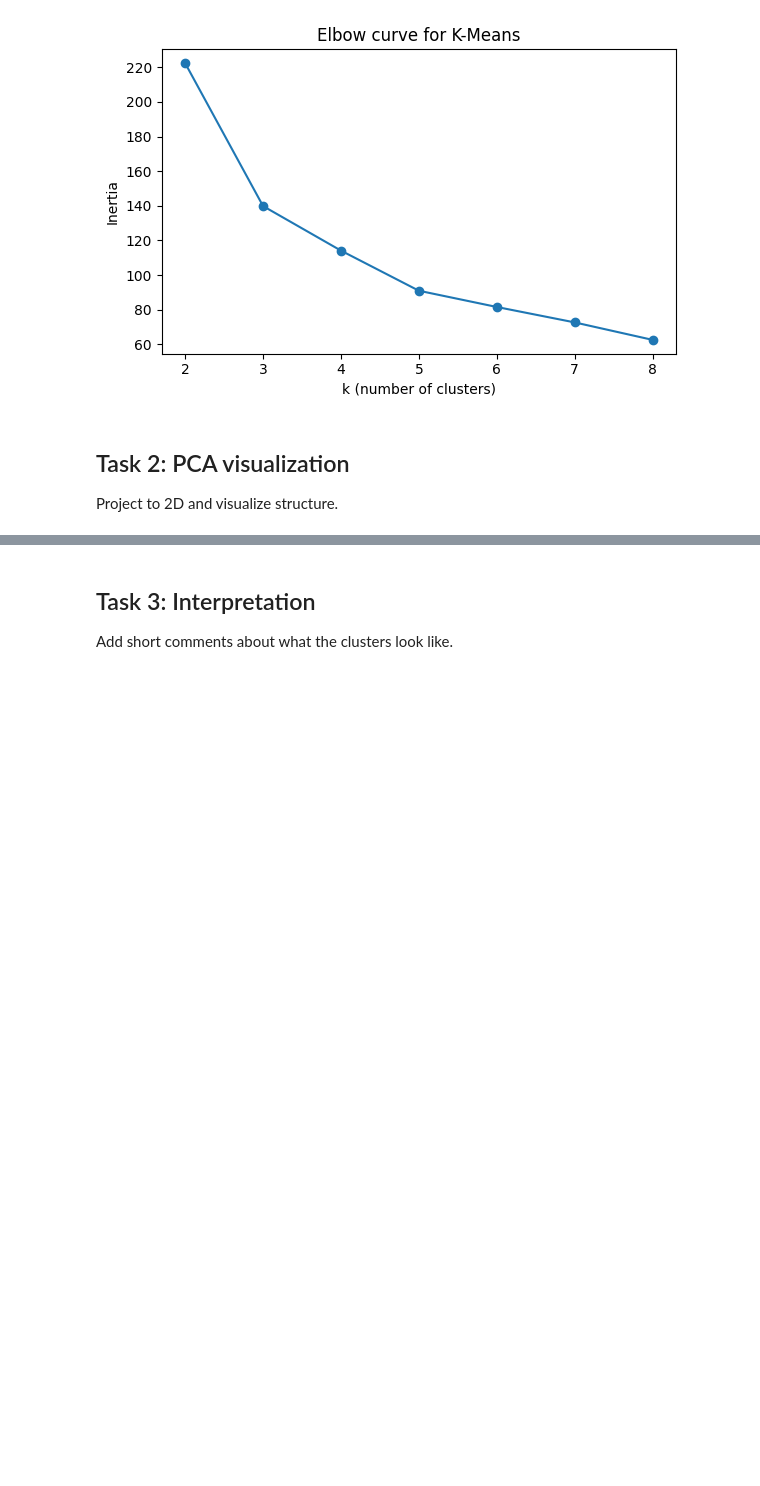
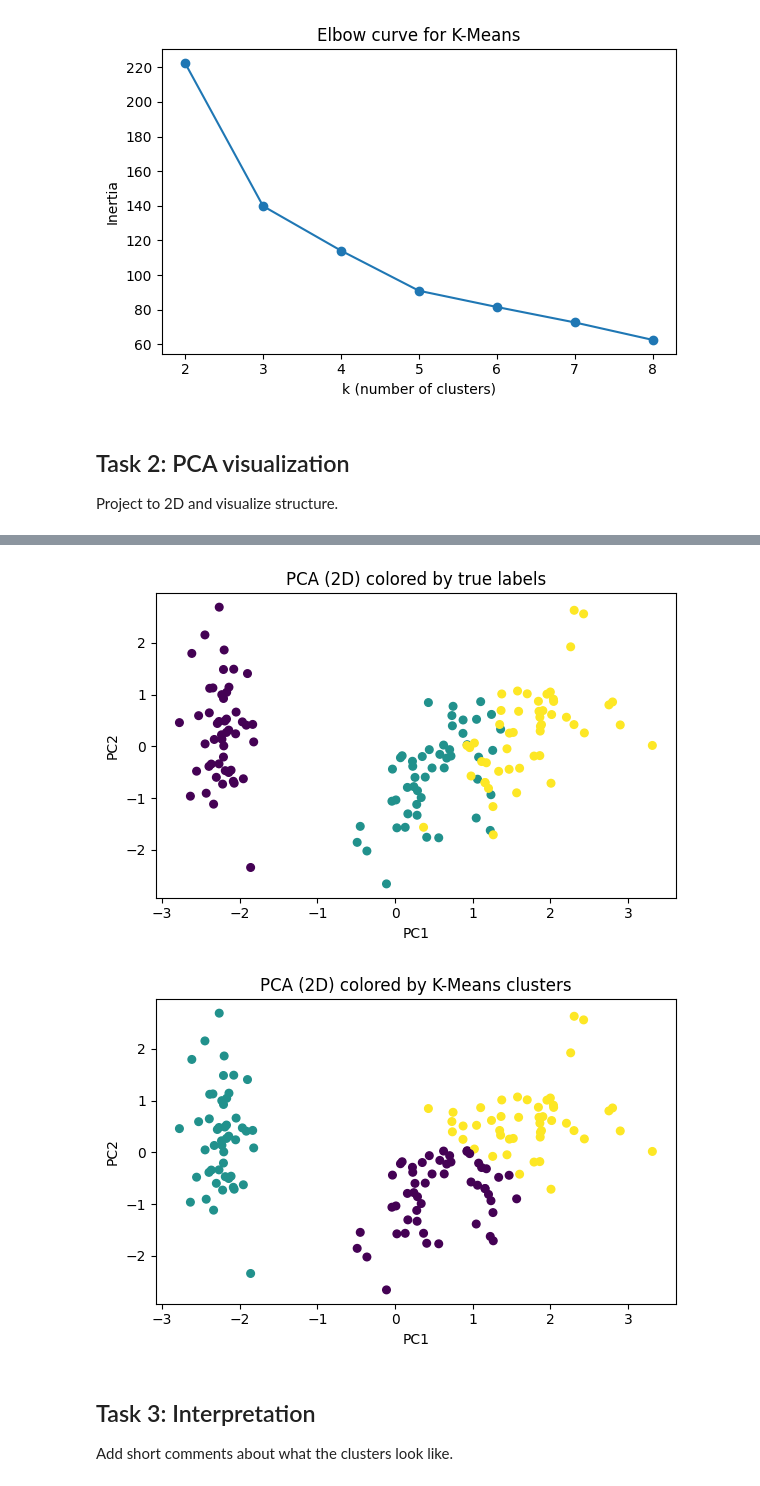
Before and after one commit to AndreasFurth/ML-Frameworks, a Jupyter notebook: L5/L5_assignment_CLASSROOM.ipynb, the cells around one changed output, grey strips where cells are left out. Saved outputs shown, nothing was run; the diff lists cells and outputs as text; code cells hidden in the pictures; blank space fills up the shorter version.

```diff
--- a/L5/L5_assignment_CLASSROOM.ipynb
+++ b/L5/L5_assignment_CLASSROOM.ipynb
@@ -154,5 +185,26 @@ x_pca = pca.fit_transform(X_scaled)
 # %%
 # TODO: Color by true labels (if available) or by cluster labels
+
+# Plot PCA projection colored by true labels
+plt.figure(figsize=(6, 4))
+plt.scatter(X_pca[:, 0], X_pca[:, 1], c=y, cmap="viridis", s=30)
+plt.title("PCA (2D) colored by true labels")
+plt.xlabel("PC1")
+plt.ylabel("PC2")
+plt.tight_layout()
+plt.show()
+
+# Plot PCA projection colored by cluster labels
+plt.figure(figsize=(6, 4))
+plt.scatter(X_pca[:, 0], X_pca[:, 1], c=cluster_labels, cmap="viridis", s=30)
+plt.title("PCA (2D) colored by K-Means clusters")
+plt.xlabel("PC1")
+plt.ylabel("PC2")
+plt.tight_layout()
+plt.show()
+# %% [output]
+[figure, added]
+[figure, added]
 # %% [markdown]
 ## Task 3: Interpretation
 Add short comments about what the clusters look like.
```
Also changed, not shown: parts of 3 cells of this notebook.
